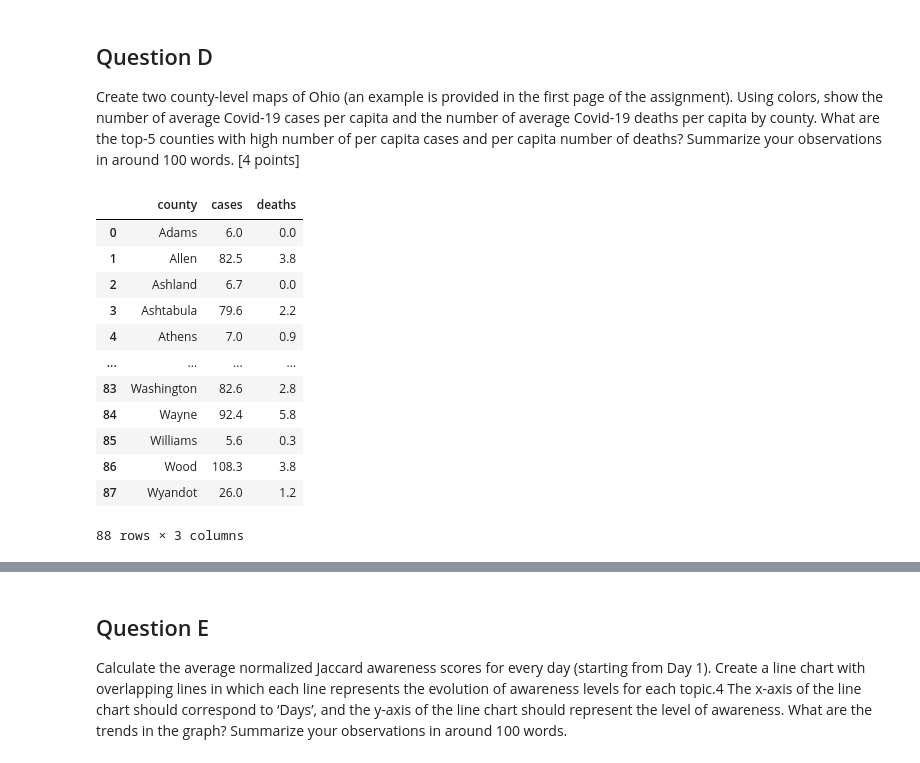
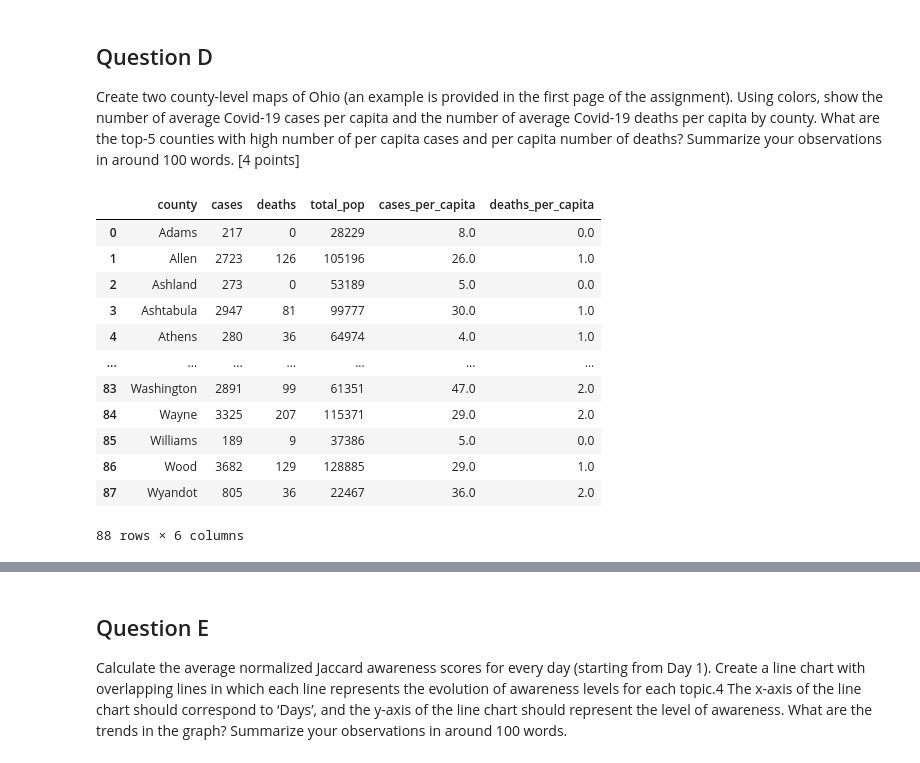
Before and after one commit to babli18/Covid-19-Awareness-Cases-in-Ohio, a Jupyter notebook: descriptive.ipynb, the cells around one changed output, grey strips where cells are left out. Cells and saved outputs as stored; diff of their text form; code cells hidden in the pictures.

```diff
--- a/descriptive.ipynb
+++ b/descriptive.ipynb
@@ -184,23 +196,28 @@ number of average Covid-19 deaths per capita by county. What are the top-5 count
 number of per capita cases and per capita number of deaths? Summarize your observations in
 around 100 words. [4 points]
 # %%
-# Average No. of Covid Cases in the county of Ohio
+# Covid - 19 Cases and Deaths per 100,000 capita in Ohio By county calculation
+
+total_population = df[['county','total_pop']].drop_duplicates()
 avg_covid_county = df[['county','cases','deaths']]
-avg_covid_county_agg = avg_covid_county.groupby('county').aggregate({'cases':'mean','deaths':'mean'})
+avg_covid_county_agg = avg_covid_county.groupby('county').aggregate({'cases':'sum','deaths':'sum'})
 avg_covid_county_agg = avg_covid_county_agg.reset_index()
-avg_covid_county_agg.round(1)
+avg_covid_county_agg = avg_covid_county_agg.merge(total_population, on = 'county')
+avg_covid_county_agg['cases_per_capita']= (avg_covid_county_agg['cases']/avg_covid_county_agg['total_pop'])*1000
+avg_covid_county_agg['deaths_per_capita']= (avg_covid_county_agg['deaths']/avg_covid_county_agg['total_pop'])*1000
+avg_covid_county_agg.round()
 # %% [output]
-|  | county | cases | deaths |
-| 0 | Adams | 6.0 | 0.0 |
-| 1 | Allen | 82.5 | 3.8 |
-| 2 | Ashland | 6.7 | 0.0 |
-| 3 | Ashtabula | 79.6 | 2.2 |
-| 4 | Athens | 7.0 | 0.9 |
-| ... | ... | ... | ... |
-| 83 | Washington | 82.6 | 2.8 |
-| 84 | Wayne | 92.4 | 5.8 |
-| 85 | Williams | 5.6 | 0.3 |
-| 86 | Wood | 108.3 | 3.8 |
-| 87 | Wyandot | 26.0 | 1.2 |
+|  | county | cases | deaths | total_pop | cases_per_capita | deaths_per_capita |
+| 0 | Adams | 217 | 0 | 28229 | 8.0 | 0.0 |
+| 1 | Allen | 2723 | 126 | 105196 | 26.0 | 1.0 |
+| 2 | Ashland | 273 | 0 | 53189 | 5.0 | 0.0 |
+| 3 | Ashtabula | 2947 | 81 | 99777 | 30.0 | 1.0 |
+| 4 | Athens | 280 | 36 | 64974 | 4.0 | 1.0 |
+| ... | ... | ... | ... | ... | ... | ... |
+| 83 | Washington | 2891 | 99 | 61351 | 47.0 | 2.0 |
+| 84 | Wayne | 3325 | 207 | 115371 | 29.0 | 2.0 |
+| 85 | Williams | 189 | 9 | 37386 | 5.0 | 0.0 |
+| 86 | Wood | 3682 | 129 | 128885 | 29.0 | 1.0 |
+| 87 | Wyandot | 805 | 36 | 22467 | 36.0 | 2.0 |
-88 rows × 3 columns
+88 rows × 6 columns
 # %%
```
Also changed, not shown: parts of 18 cells of this notebook, 2 other files.
